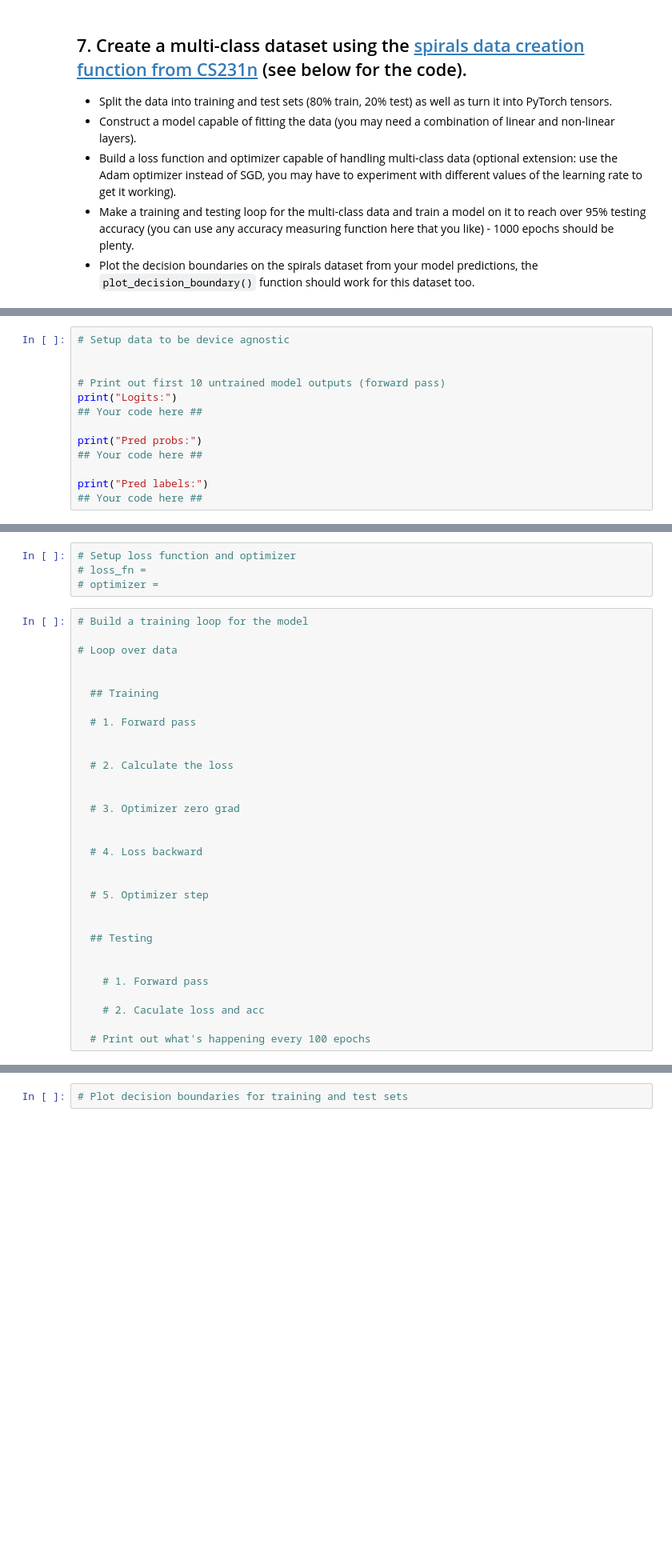
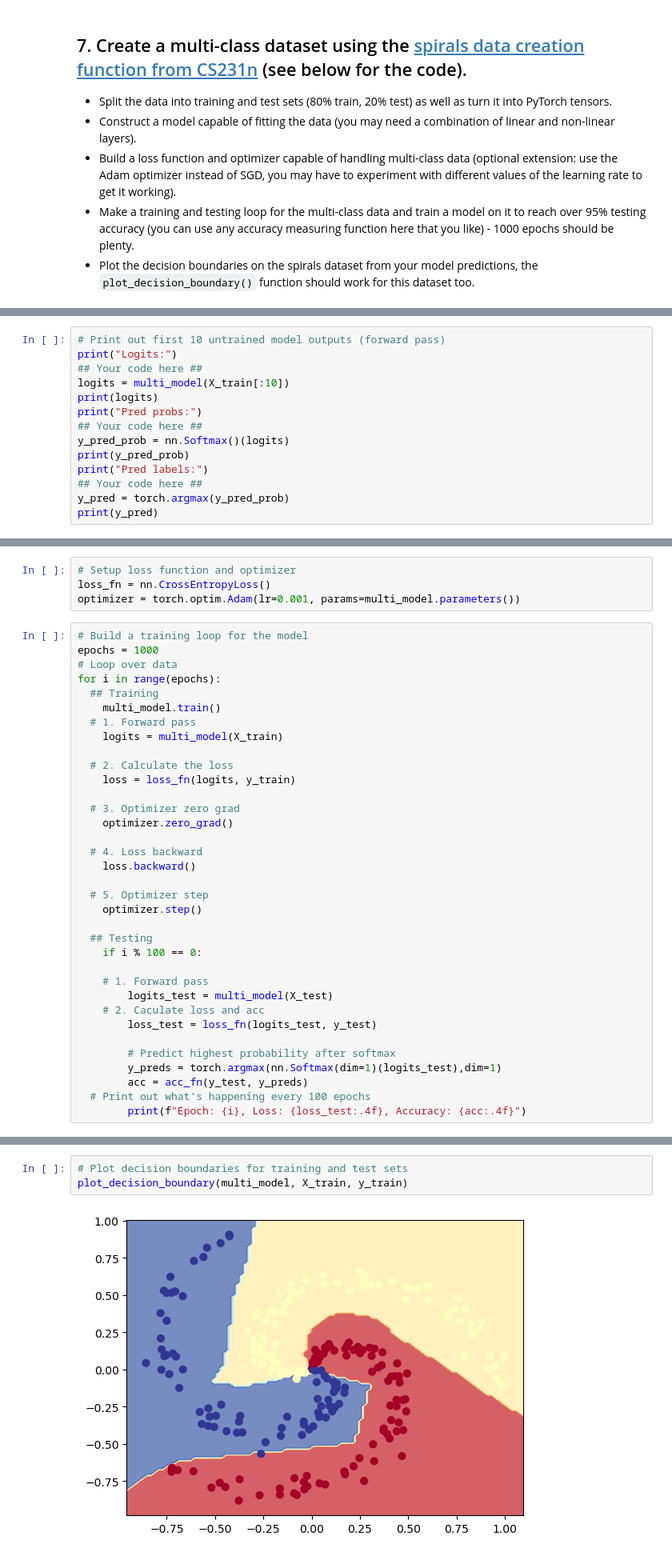
Before and after one commit to FractalLove/pytorch-deep-learning, a Jupyter notebook: extras/exercises/02_pytorch_classification_exercises.ipynb, the cells around one changed output, grey strips where cells are left out. Shown at 80% size. Cells and saved outputs as stored; diff of their text form; blank space fills up the shorter version.

Commit message:
Finish 2nd exercise with multiclass model

```diff
--- a/extras/exercises/02_pytorch_classification_exercises.ipynb
+++ b/extras/exercises/02_pytorch_classification_exercises.ipynb
@@ -286,13 +303,14 @@ ModuleNotFoundError: No module named 'torchmetrics'
 # %%
-# Setup data to be device agnostic
-
-
 # Print out first 10 untrained model outputs (forward pass)
 print("Logits:")
 ## Your code here ##
-
+logits = multi_model(X_train[:10])
+print(logits)
 print("Pred probs:")
 ## Your code here ##
-
+y_pred_prob = nn.Softmax()(logits)
+print(y_pred_prob)
 print("Pred labels:")
 ## Your code here ##
+y_pred = torch.argmax(y_pred_prob)
+print(y_pred)
@@ -299,35 +335,39 @@ print("Pred labels:")
 # %%
 # Setup loss function and optimizer
-# loss_fn =
-# optimizer =
+loss_fn = nn.CrossEntropyLoss()
+optimizer = torch.optim.Adam(lr=0.001, params=multi_model.parameters())
 # %%
 # Build a training loop for the model
-
+epochs = 1000
 # Loop over data
-
-
+for i in range(epochs):
   ## Training
-
+    multi_model.train()
   # 1. Forward pass
-
+    logits = multi_model(X_train)
 
   # 2. Calculate the loss
-
+    loss = loss_fn(logits, y_train)
 
   # 3. Optimizer zero grad
-
+    optimizer.zero_grad()
 
   # 4. Loss backward
-
+    loss.backward()
 
   # 5. Optimizer step
-
+    optimizer.step()
 
   ## Testing
-
+    if i % 100 == 0:
 
     # 1. Forward pass
+        logits_test = multi_model(X_test)
+    # 2. Caculate loss and acc
+        loss_test = loss_fn(logits_test, y_test)
 
-    # 2. Caculate loss and acc
-
+        # Predict highest probability after softmax
+        y_preds = torch.argmax(nn.Softmax(dim=1)(logits_test),dim=1)
+        acc = acc_fn(y_test, y_preds)
   # Print out what's happening every 100 epochs
+        print(f"Epoch: {i}, Loss: {loss_test:.4f}, Accuracy: {acc:.4f}")
@@ -334,2 +385,5 @@ print("Pred labels:")
 # %%
 # Plot decision boundaries for training and test sets
+plot_decision_boundary(multi_model, X_train, y_train)
+# %% [output]
+[figure, added]
```
Also changed, not shown: parts of 12 cells of this notebook.
